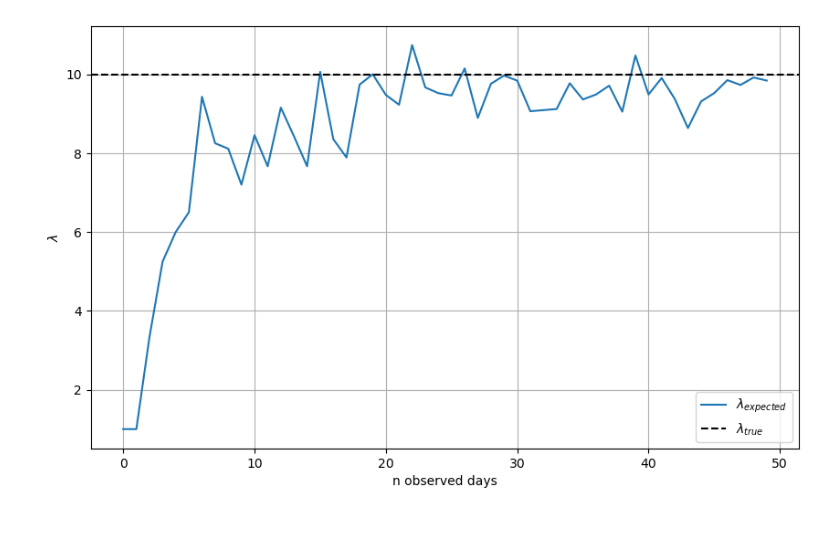
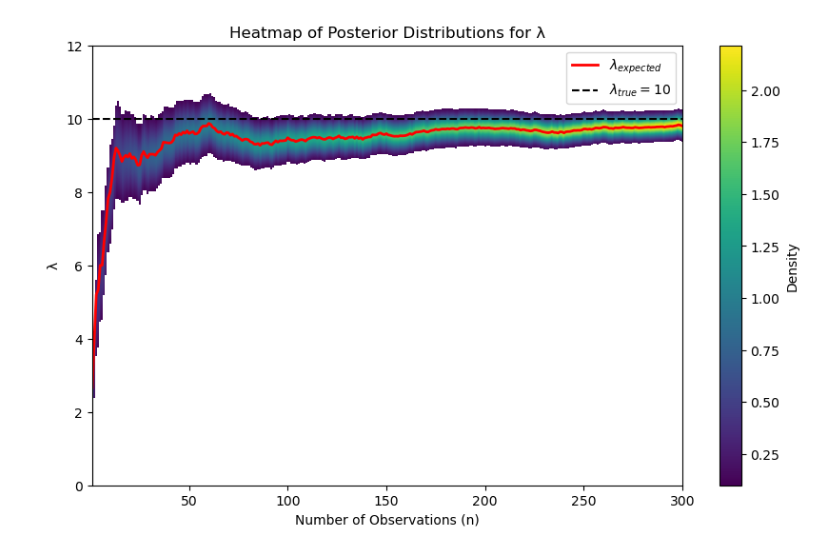
Before and after one commit to heden1/Advanced-probabilistic-machine-learning, a Jupyter notebook: HW1/HospitalsReportedCase.ipynb, the cells around one changed output. Saved outputs shown, nothing was run; the diff lists cells and outputs as text; code cells hidden in the pictures; blank space fills up the shorter version.

Commit message:
Added Hetmap over posteriror distrubution over n

```diff
--- a/HW1/HospitalsReportedCase.ipynb
+++ b/HW1/HospitalsReportedCase.ipynb
@@ -83,30 +79,46 @@ plt.show()
-# %%
-
-
-
-
-
-# Generate a range of lambda values
-n_samples = np.arange(0, 50)
-# Calculate the prior and posterior PDFs
-#prior_pdf = gamma.pdf(n_samples, alpha, scale=1/beta)
-#posterior_pdf = gamma.pdf(n_samples, alpha_prime, scale=1/beta_prime)
-lambda_values_over_n= np.zeros(len(n_samples))
-for n in n_samples:
-    dobservations=data[:n]
-    data = create_n_observations(n, lamb)
-    alpha_prime, beta_prime = updated_posterior(alpha, beta, dobservations)
-    lambda_values_over_n[n] = alpha_prime/beta_prime
-# Plot the prior and posterior distributions
-plt.figure(figsize=(10, 6))
-plt.plot(n_samples, lambda_values_over_n,label=r'$\lambda_{expected}$')
-plt.axhline(y=lamb, color='k', linestyle='--', label=r'$\lambda_{true}$')
-
-#plt.plot(lambda_values, posterior_pdf, label=f'Posterior: α\'={alpha_prime}, β\'={beta_prime}', color='red')
-plt.xlabel('n observed days')
-plt.ylabel(r'$\lambda$')
-plt.legend()
-plt.grid(True)
-plt.show()
-# %% [output]
-[figure, removed]
+# %%
+import numpy as np
+import matplotlib.pyplot as plt
+from scipy.stats import gamma
+
+
+
+
+# Generate data
+lamb = 10
+n_total = 300
+
+# Generate a range of lambda values
+lambda_values = np.linspace(0, 12, 1000)
+
+# Generate the posterior distributions for different n
+n_values = np.arange(1, n_total + 1)
+pdf_matrix = np.zeros((len(n_values), len(lambda_values)))
+lambda_values_over_n= np.zeros(len(n_values))
+
+for i, n in enumerate(n_values):
+    dobservations = data[:n]
+    alpha_prime, beta_prime = updated_posterior(alpha, beta, dobservations)
+    lambda_values_over_n[i] = alpha_prime/beta_prime
+    pdf_matrix[i, :] = gamma.pdf(lambda_values, alpha_prime, scale=1/beta_prime)
+
+# Set values below 0.1 to white
+pdf_matrix[pdf_matrix < 0.1] = np.nan
+
+# Plot the heatmap
+plt.figure(figsize=(10, 6))
+#plt.imshow(pdf_matrix.T, aspect='auto', extent=[n_values[0], n_values[-1], lambda_values[0], lambda_values[-1]], cmap='Blues', norm=LogNorm(), origin='lower')
+
+plt.imshow(pdf_matrix.T, aspect='auto', extent=[n_values[0], n_values[-1], lambda_values[0], lambda_values[-1]], cmap='viridis', origin='lower',label='Probability distrubrion')
+plt.plot(n_values, lambda_values_over_n, color='red',linewidth=2, label=r'$\lambda_{expected}$')
+plt.colorbar(label='Density')
+plt.xlabel('Number of Observations (n)')
+plt.ylabel('λ')
+plt.title('Heatmap of Posterior Distributions for λ')
+
+# Add a horizontal line for the true lambda value
+plt.axhline(y=lamb, color='k', linestyle='--', label=fr'$\lambda_{{true}}={lamb}$')
+plt.legend()
+plt.show()
+# %% [output]
+[figure, added]
```
Also changed, not shown: parts of 3 cells of this notebook.
